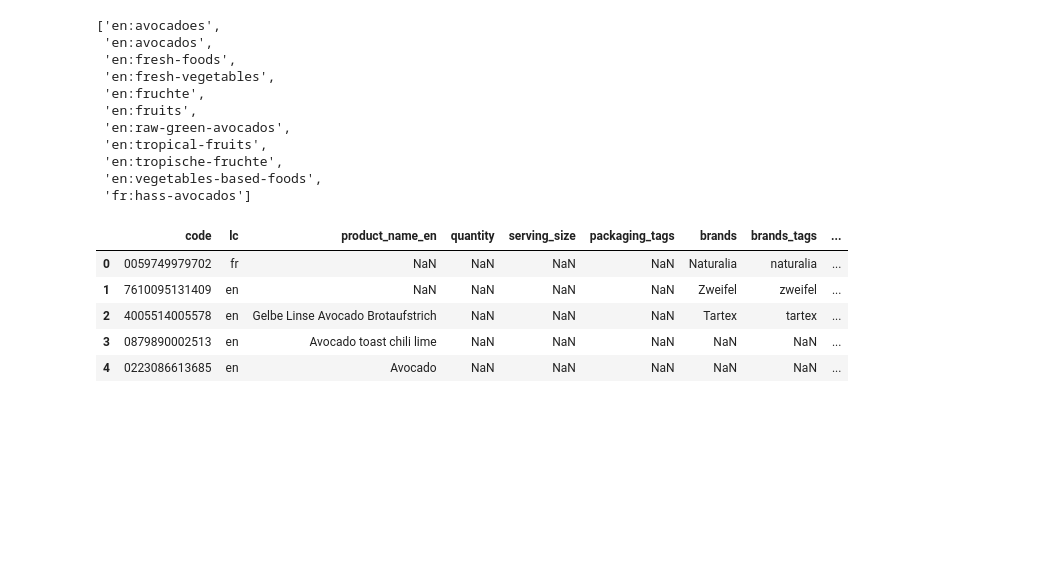
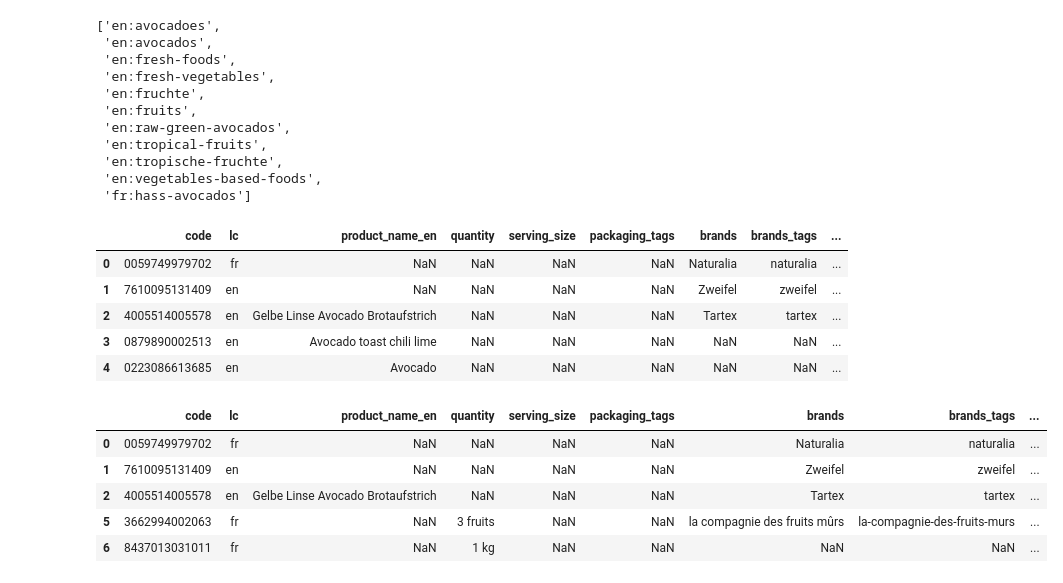
Before and after one commit to od031285/Python_Projects, a Jupyter notebook: avocado.ipynb, the cells around one changed output. Drawn from its saved outputs; the diff is of its cells as text; code cells hidden in the pictures; blank space fills up the shorter version.

```diff
--- a/avocado.ipynb
+++ b/avocado.ipynb
@@ -54,4 +54,12 @@ avocado.head()
 | 4 | 0223086613685 | en | Avocado | NaN | NaN | NaN | NaN | NaN | ... |
 # %%
 #Dropping rows with null values in a particular column
-avocado['categories_tags']=avocado['categories_tags'].dropna()
+avocado = avocado.dropna(subset = 'categories_tags')
+avocado.head()
+# %% [output]
+|  | code | lc | product_name_en | quantity | serving_size | packaging_tags | brands | brands_tags | ... |
+| 0 | 0059749979702 | fr | NaN | NaN | NaN | NaN | Naturalia | naturalia | ... |
+| 1 | 7610095131409 | en | NaN | NaN | NaN | NaN | Zweifel | zweifel | ... |
+| 2 | 4005514005578 | en | Gelbe Linse Avocado Brotaufstrich | NaN | NaN | NaN | Tartex | tartex | ... |
+| 5 | 3662994002063 | fr | NaN | 3 fruits | NaN | NaN | la compagnie des fruits mûrs | la-compagnie-des-fruits-murs | ... |
+| 6 | 8437013031011 | fr | NaN | 1 kg | NaN | NaN | NaN | NaN | ... |
```
Also changed, not shown: parts of 5 cells of this notebook.
